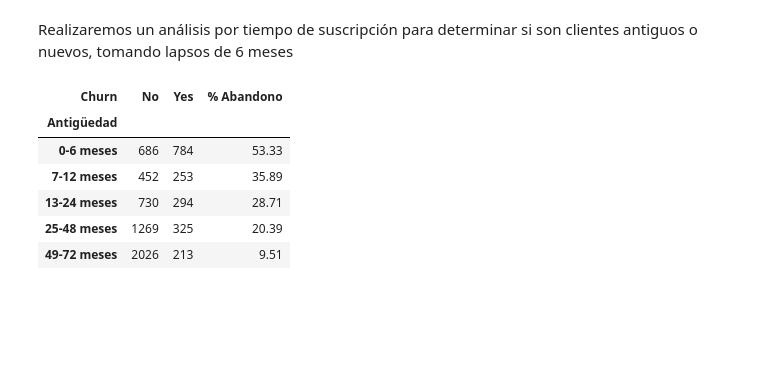
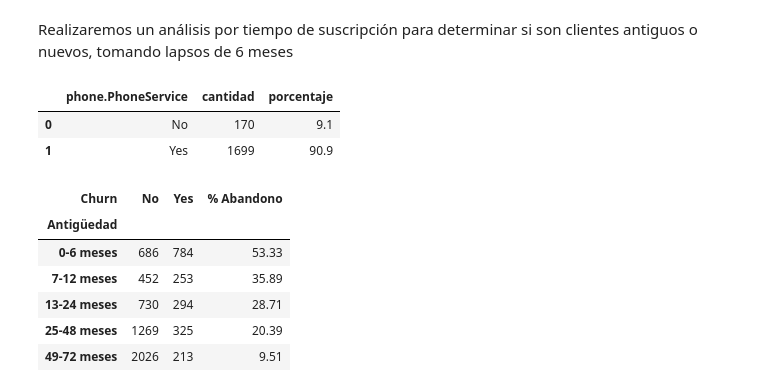
Before and after one commit to Goyo0117970/TelecomX, a Jupyter notebook: TelecomX.ipynb, the cells around one changed output. Cells and saved outputs as stored; diff of their text form; code cells hidden in the pictures; blank space fills up the shorter version.

```diff
--- a/TelecomX.ipynb
+++ b/TelecomX.ipynb
@@ -200,6 +200,15 @@ agrupado
 Se observa el mayor abandono de los clientes de Fibra óptica,teléfono con pagos mes a mes 62,17%, es un número muy significativo
 # %% [markdown]
 Realizaremos un análisis por tiempo de suscripción para determinar si son clientes antiguos o nuevos, tomando lapsos de 6 meses
+# %%
+agrupado2= abandona.groupby(['phone.PhoneService']).size().reset_index(name='cantidad')
+total_abandono=abandona.shape[0]
+agrupado2['porcentaje'] =round((agrupado2['cantidad']/total_abandono)*100,2)
+agrupado2
+# %% [output]
+|  | phone.PhoneService | cantidad | porcentaje |
+| 0 | No | 170 | 9.1 |
+| 1 | Yes | 1699 | 90.9 |
 # %%
 df['Antigüedad'] = pd.cut(df['customer.tenure'],
                           bins=[0, 6, 12, 24, 48, 72],
```
Also changed, not shown: parts of 4 cells of this notebook.
